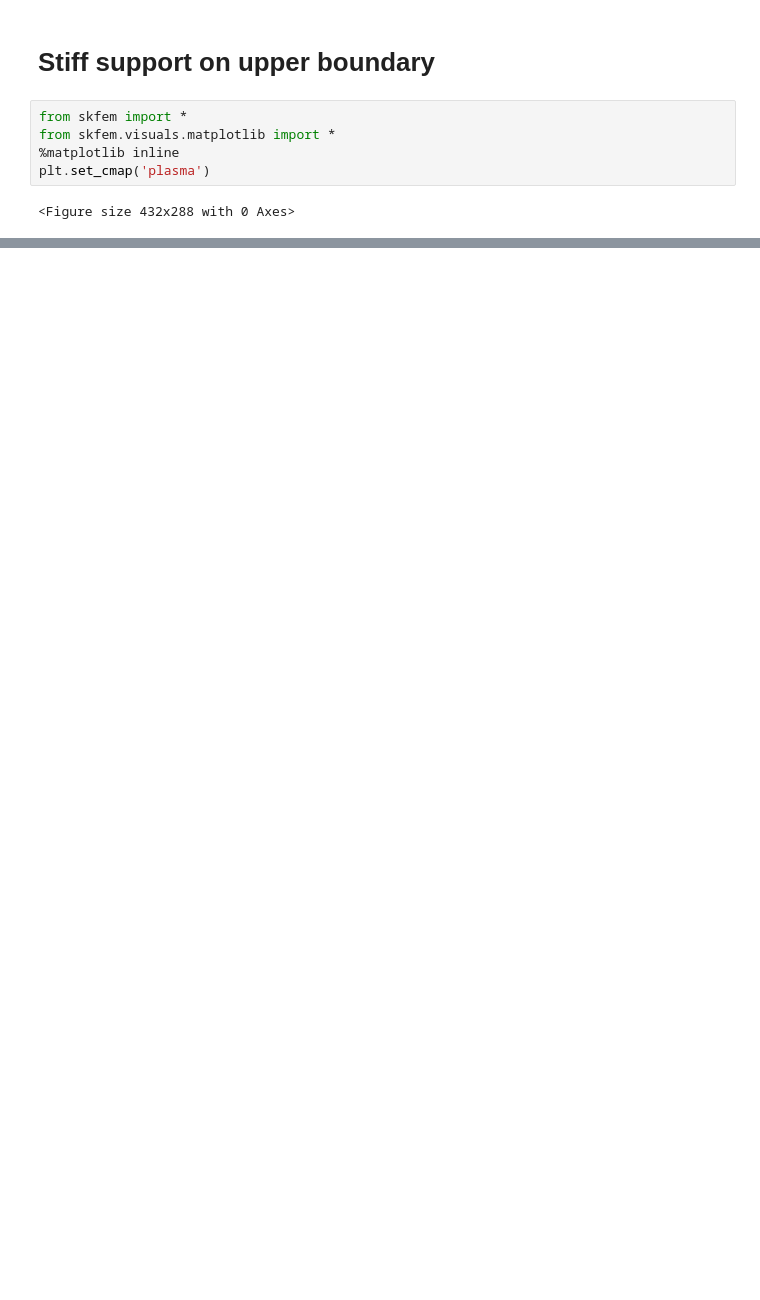
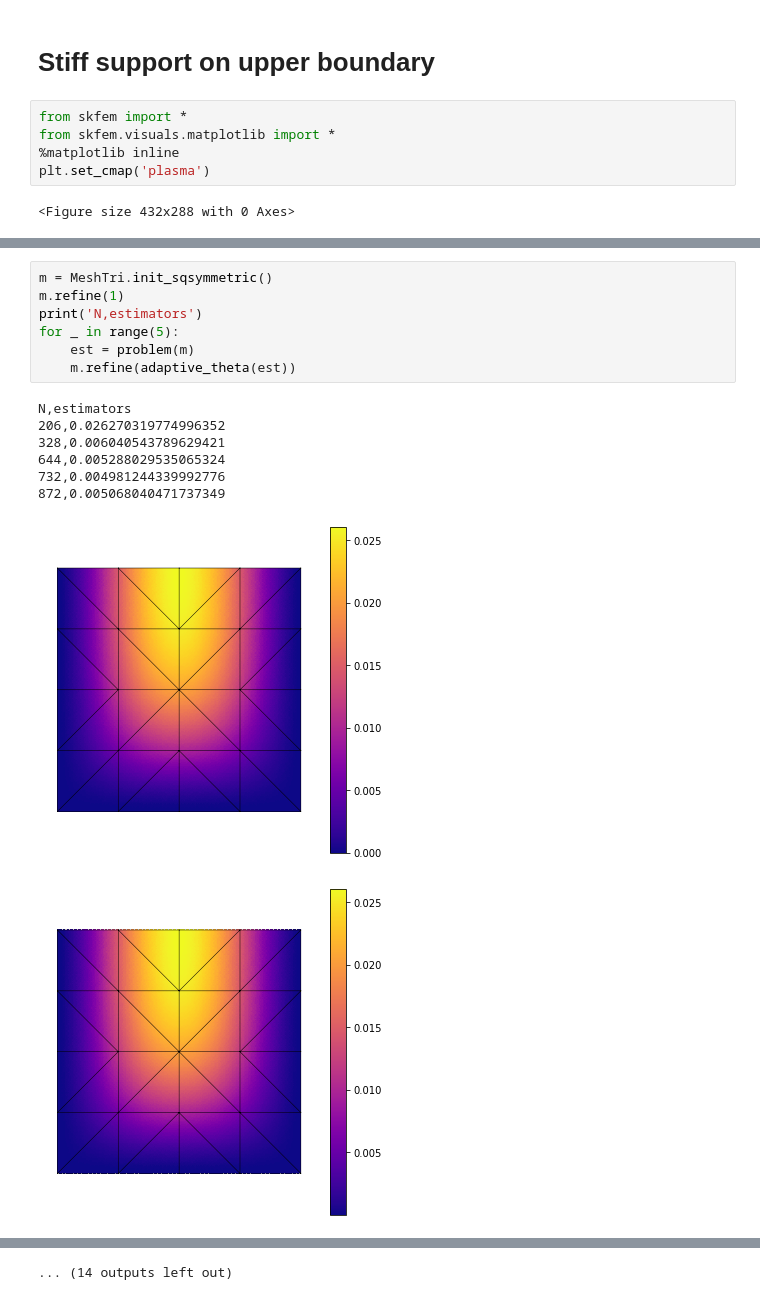
Before and after one commit to kinnala/kirchhoff-nitsche-ex3, a Jupyter notebook: nitsche_stiff.ipynb, the cells around one changed output, grey strips where cells are left out. Saved outputs shown, nothing was run; the diff lists cells and outputs as text; blank space fills up the shorter version.

```diff
--- a/nitsche_stiff.ipynb
+++ b/nitsche_stiff.ipynb
@@ -277,0 +298,16 @@ array([1.33741412e-04, 6.15628983e-06, 1.19366201e-04, 1.19366201e-04,
+# %%
+m = MeshTri.init_sqsymmetric()
+m.refine(1)
+print('N,estimators')
+for _ in range(5):
+    est = problem(m)
+    m.refine(adaptive_theta(est))
+# %% [output]
+N,estimators
+206,0.026270319774996352
+328,0.006040543789629421
+644,0.005288029535065324
+732,0.004981244339992776
+872,0.005068040471737349
+[figure, added]
+[figure, added]
@@ -278,3 +323,4 @@ array([1.33741412e-04, 6.15628983e-06, 1.19366201e-04, 1.19366201e-04,
+... (14 outputs left out)
 # %%
 m = MeshTri.init_sqsymmetric()
 m.refine(1)
```
Also changed, not shown: parts of 4 cells of this notebook, 1 other file.
